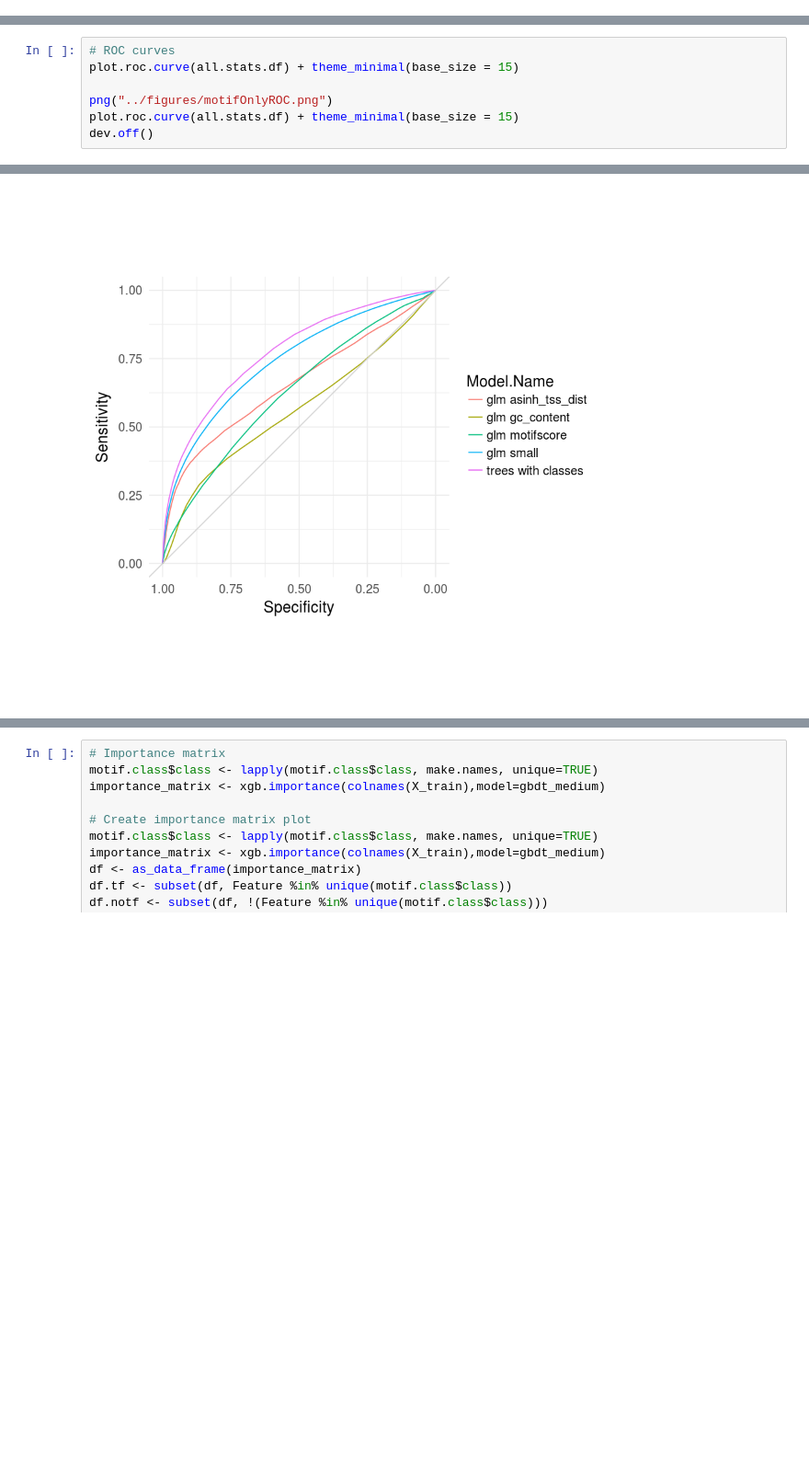
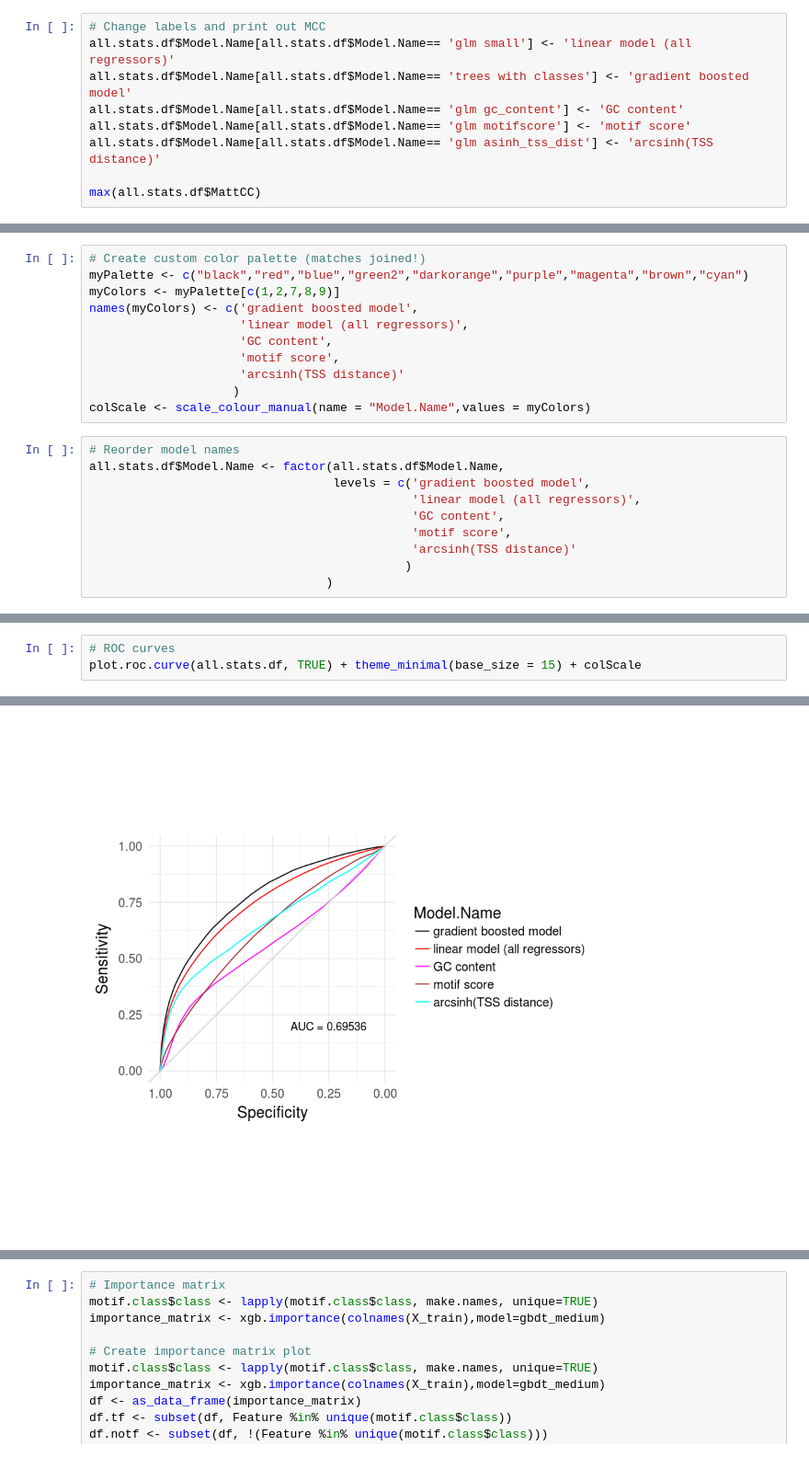
Before and after one commit to PriceLab/trena_footprinting_notebooks, a Jupyter notebook: motif_only_whole_genome_classifier_subset.ipynb, the cells around one changed output, grey strips where cells are left out. Shown: that part at 92% size. Drawn from its saved outputs; the diff is of its cells as text; blank space fills up the shorter version.

```diff
--- a/motif_only_whole_genome_classifier_subset.ipynb
+++ b/motif_only_whole_genome_classifier_subset.ipynb
@@ -111,0 +143,9 @@ remove(val_df, test_df, train_df)
+# %%
+# Change labels and print out MCC
+all.stats.df$Model.Name[all.stats.df$Model.Name== 'glm small'] <- 'linear model (all regressors)'
+all.stats.df$Model.Name[all.stats.df$Model.Name== 'trees with classes'] <- 'gradient boosted model'
+all.stats.df$Model.Name[all.stats.df$Model.Name== 'glm gc_content'] <- 'GC content'
+all.stats.df$Model.Name[all.stats.df$Model.Name== 'glm motifscore'] <- 'motif score'
+all.stats.df$Model.Name[all.stats.df$Model.Name== 'glm asinh_tss_dist'] <- 'arcsinh(TSS distance)'
+
+max(all.stats.df$MattCC)
@@ -112,2 +154,23 @@ remove(val_df, test_df, train_df)
+# %%
+# Create custom color palette (matches joined!)
+myPalette <- c("black","red","blue","green2","darkorange","purple","magenta","brown","cyan")
+myColors <- myPalette[c(1,2,7,8,9)]
+names(myColors) <- c('gradient boosted model',
+                     'linear model (all regressors)',
+                     'GC content',
+                     'motif score',
+                     'arcsinh(TSS distance)'
+                    )
+colScale <- scale_colour_manual(name = "Model.Name",values = myColors)
+# %%
+# Reorder model names
+all.stats.df$Model.Name <- factor(all.stats.df$Model.Name,
+                                  levels = c('gradient boosted model',
+                                             'linear model (all regressors)',
+                                             'GC content',
+                                             'motif score',
+                                             'arcsinh(TSS distance)'
+                                            )
+                                 )
 # %%
 # MCC curves
@@ -123,8 +180,4 @@ png
 # %%
 # ROC curves
-plot.roc.curve(all.stats.df) + theme_minimal(base_size = 15)
-
-png("../figures/motifOnlyROC.png")
-plot.roc.curve(all.stats.df) + theme_minimal(base_size = 15)
-dev.off()
+plot.roc.curve(all.stats.df, TRUE) + theme_minimal(base_size = 15) + colScale
 # %% [output]
@@ -133,3 +184,3 @@ png
-[figure, old version]
+[figure, new version]
 # %%
 # Precision-Recall curves
```
Also changed, not shown: parts of 8 cells of this notebook, 15 other files.
